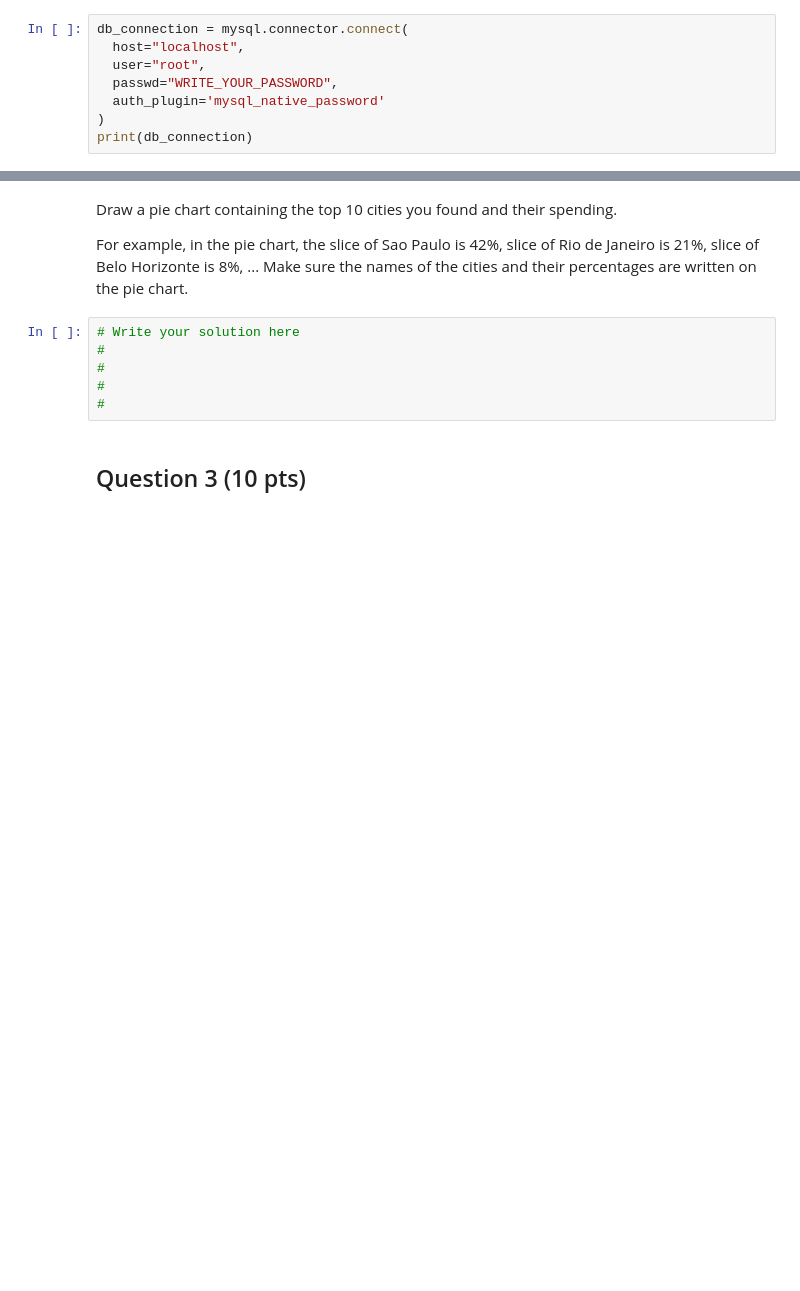
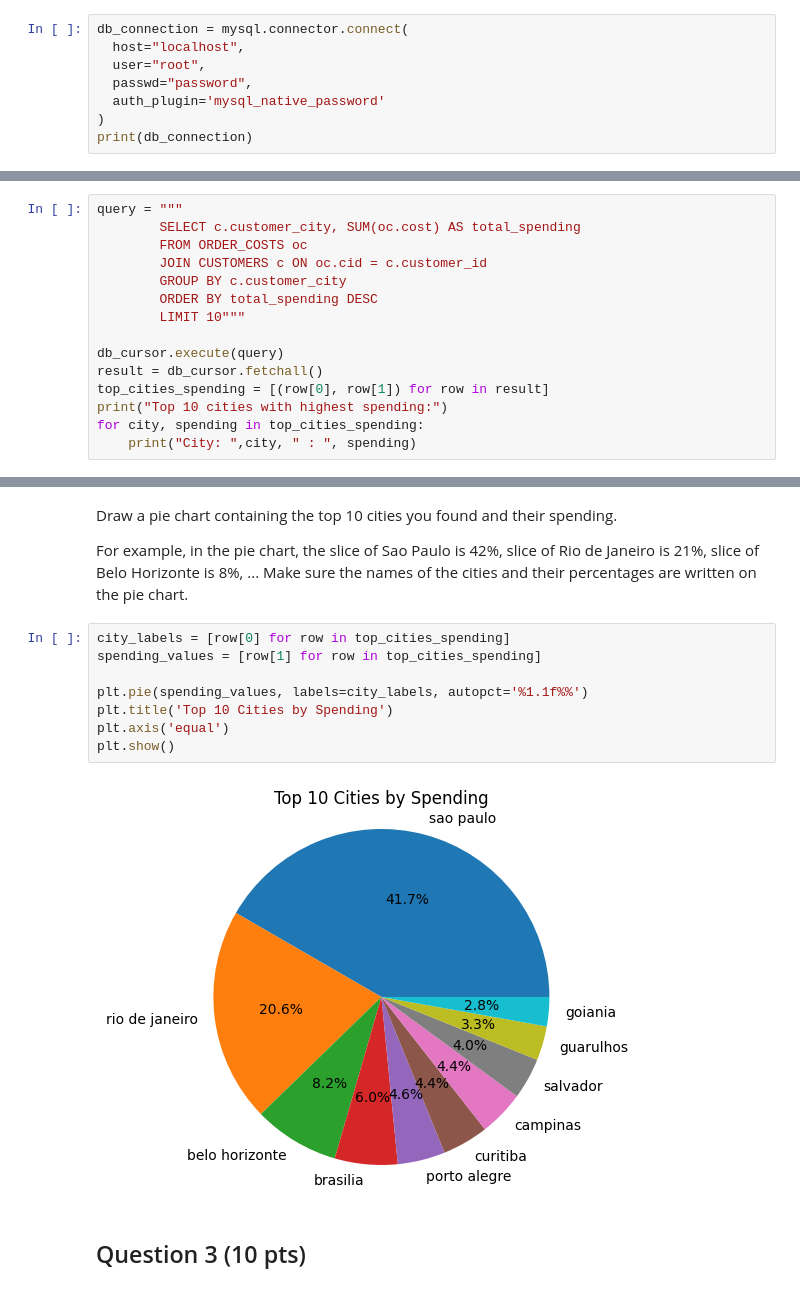
Before and after one commit to yguven17/DATABASE-MANAGEMENT-SYSTEMS, a Jupyter notebook: Homeworks/HW4/HW4.ipynb, the cells around one changed output, grey strips where cells are left out. Saved outputs shown, nothing was run; the diff lists cells and outputs as text; blank space fills up the shorter version.

```diff
--- a/Homeworks/HW4/HW4.ipynb
+++ b/Homeworks/HW4/HW4.ipynb
@@ -15,7 +15,7 @@ import csv
 db_connection = mysql.connector.connect(
   host="localhost",
   user="root",
-  passwd="WRITE_YOUR_PASSWORD",
+  passwd="password",
   auth_plugin='mysql_native_password'
 )
 print(db_connection)
@@ -163,0 +174,15 @@ Using ORDER_COSTS and CUSTOMERS tables, find the top 10 cities in which customer
+# %%
+query = """
+        SELECT c.customer_city, SUM(oc.cost) AS total_spending
+        FROM ORDER_COSTS oc
+        JOIN CUSTOMERS c ON oc.cid = c.customer_id
+        GROUP BY c.customer_city
+        ORDER BY total_spending DESC
+        LIMIT 10"""
+
+db_cursor.execute(query)
+result = db_cursor.fetchall()
+top_cities_spending = [(row[0], row[1]) for row in result]
+print("Top 10 cities with highest spending:")
+for city, spending in top_cities_spending:
+    print("City: ",city, " : ", spending)
@@ -165,12 +202,16 @@ Using ORDER_COSTS and CUSTOMERS tables, find the top 10 cities in which customer
 Draw a pie chart containing the top 10 cities you found and their spending.
 
 For example, in the pie chart, the slice of Sao Paulo is 42%, slice of Rio de Janeiro is 21%, slice of Belo Horizonte is 8%, ... Make sure the names of the cities and their percentages are written on the pie chart.
-# %%
-# Write your solution here
-#
-#
-#
-#
+# %%
+city_labels = [row[0] for row in top_cities_spending]
+spending_values = [row[1] for row in top_cities_spending]
+
+plt.pie(spending_values, labels=city_labels, autopct='%1.1f%%')
+plt.title('Top 10 Cities by Spending')
+plt.axis('equal')
+plt.show()
+# %% [output]
+[figure, added]
 # %% [markdown]
 ## Question 3 (10 pts)
 # %% [markdown]
```
Also changed, not shown: parts of 36 cells of this notebook.
